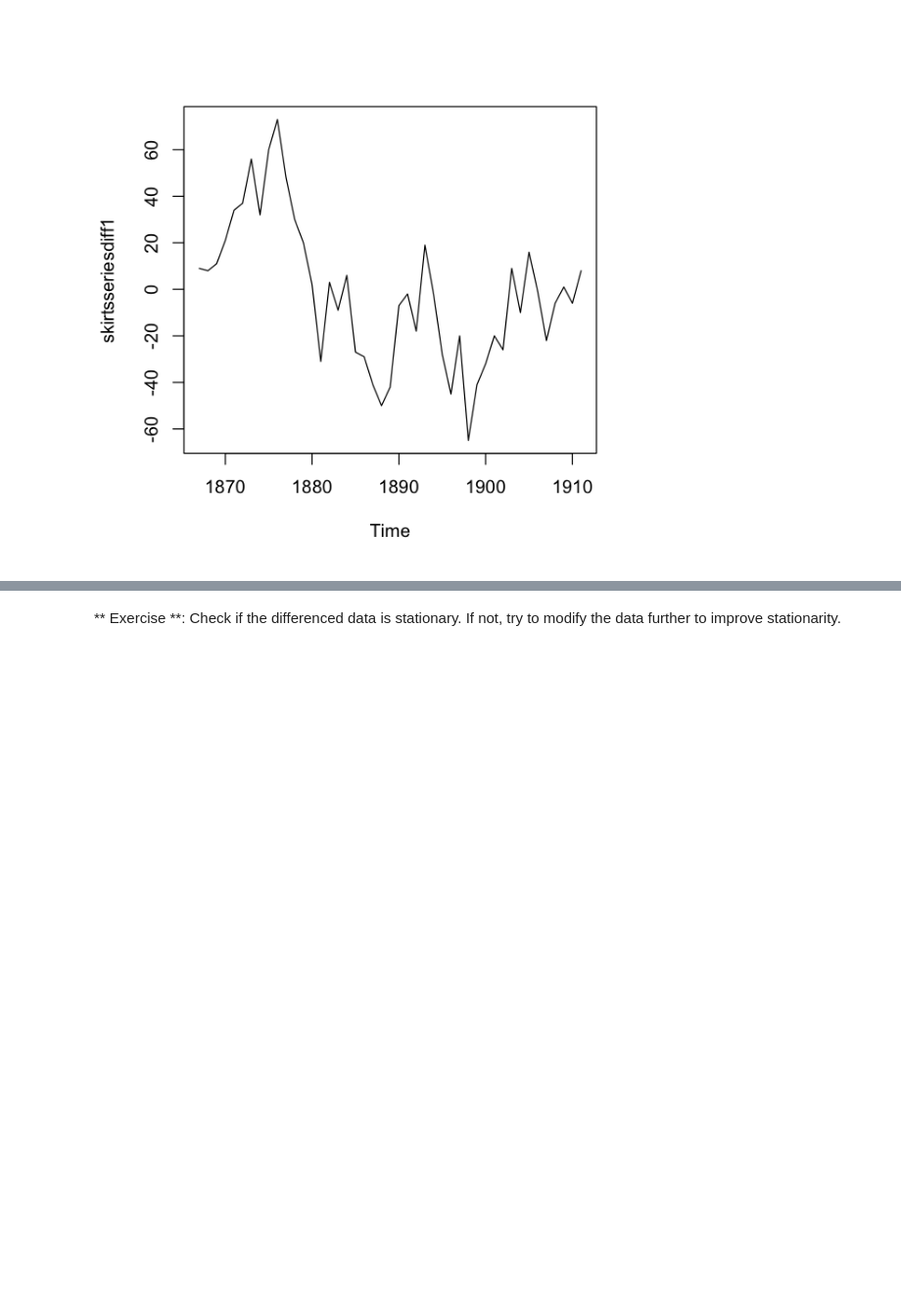
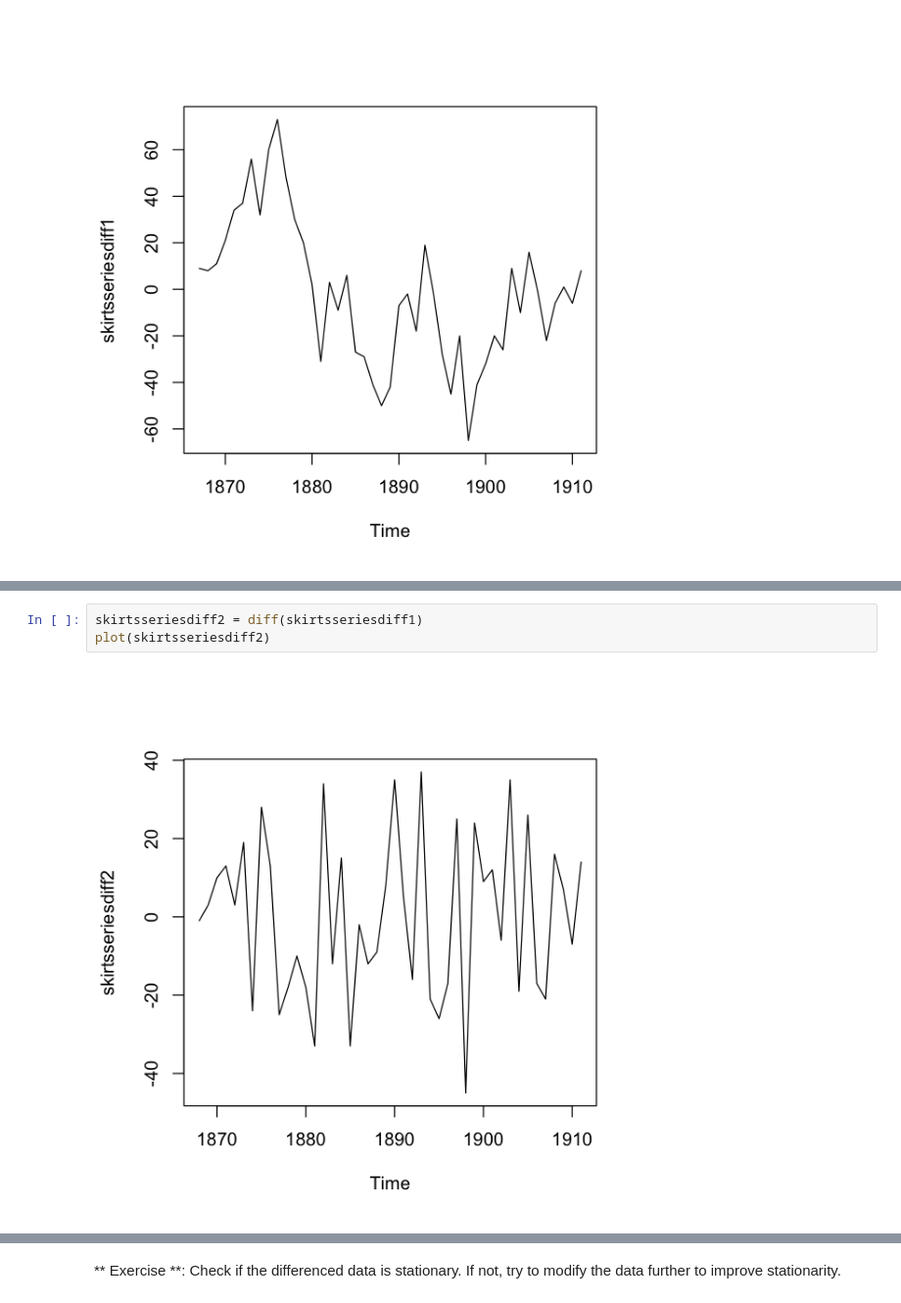
Before and after one commit to natemiller/DSCI6008-student, a Jupyter notebook: week5-TimeSeries/5.3-ARIMA/DSCI6008-5.3-Lecture_NateMiller.ipynb, the cells around one changed output, grey strips where cells are left out. Shown at 98% size. Cells and saved outputs as stored; diff of their text form; blank space fills up the shorter version.

```diff
--- a/week5-TimeSeries/5.3-ARIMA/DSCI6008-5.3-Lecture.ipynb
+++ b/week5-TimeSeries/5.3-ARIMA/DSCI6008-5.3-Lecture_NateMiller.ipynb
@@ -208,0 +223,5 @@ plot(skirtsseriesdiff1)
+# %%
+skirtsseriesdiff2 = diff(skirtsseriesdiff1)
+plot(skirtsseriesdiff2)
+# %% [output]
+[figure, added]
```
Also changed, not shown: parts of 3 cells of this notebook, 6 other files.
